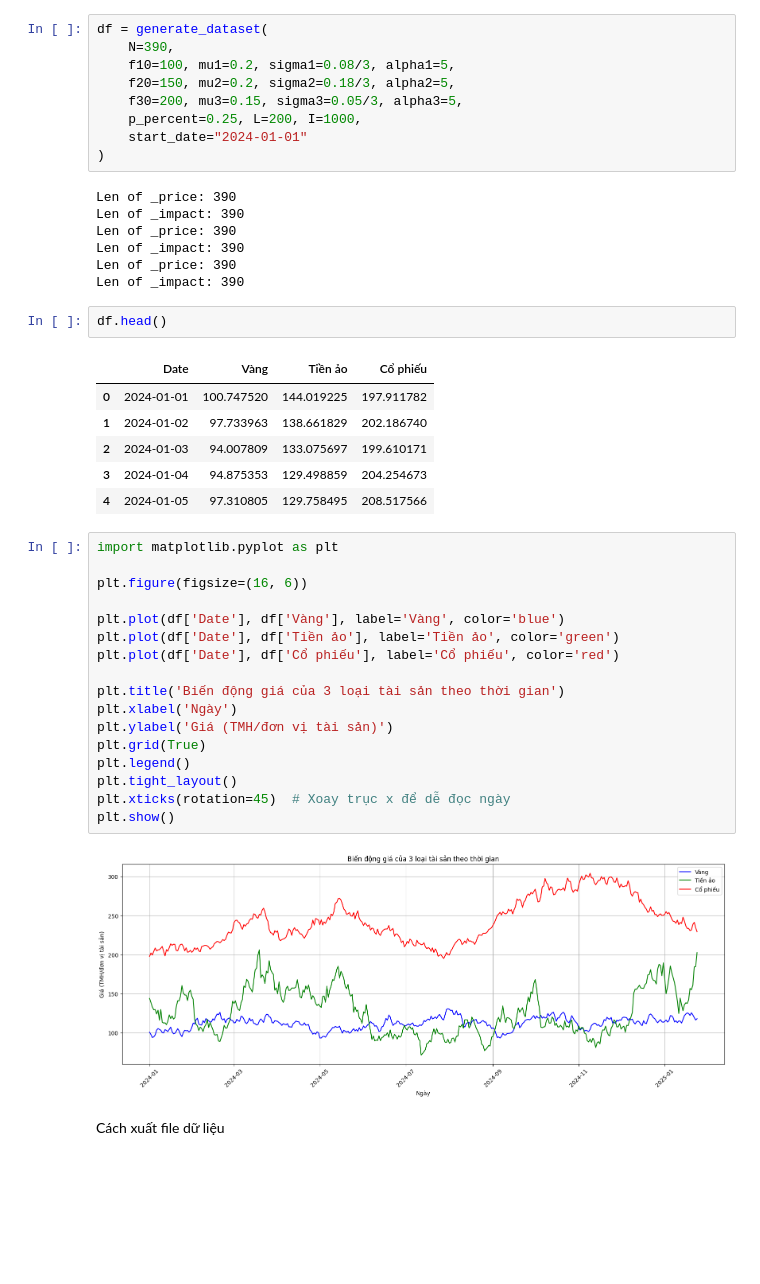
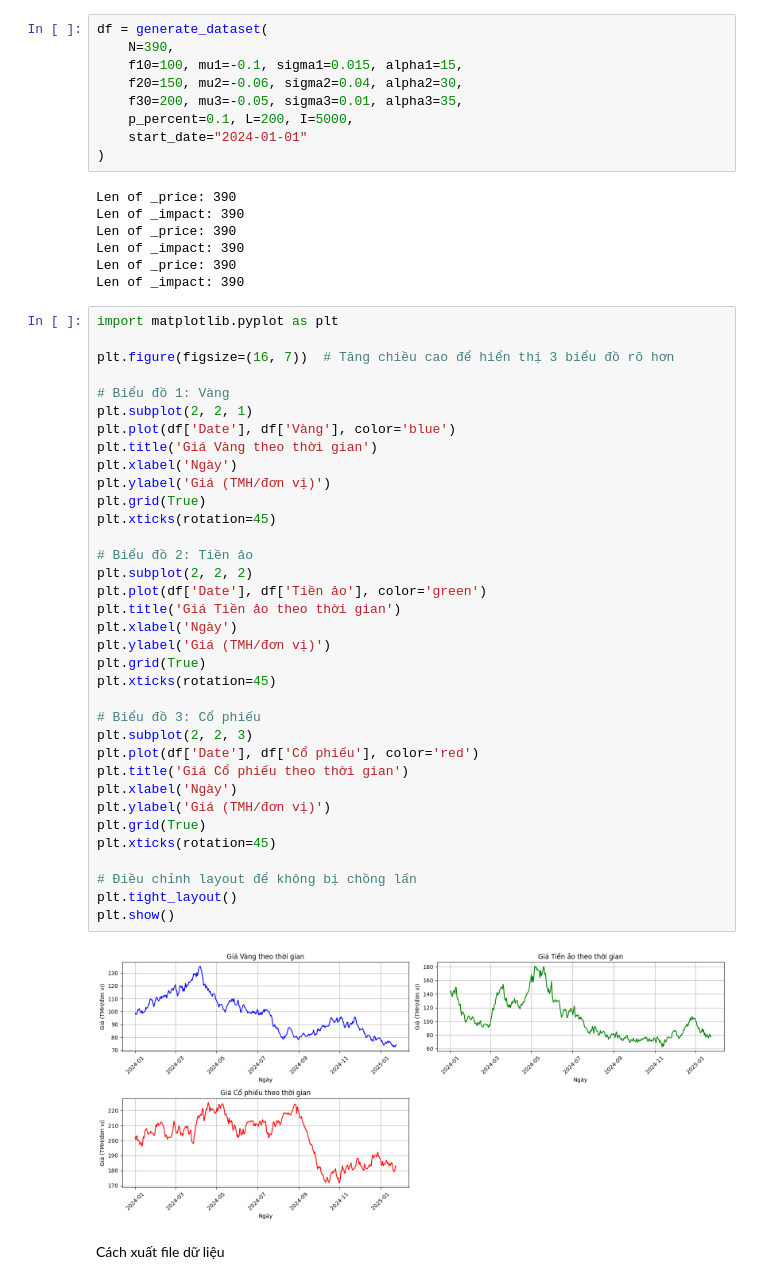
Before and after one commit to nguyenlog205/tmh2025-vong1, a Jupyter notebook: notebooks/data_generating_usage.ipynb, the cells around one changed output. Saved outputs shown, nothing was run; the diff lists cells and outputs as text; blank space fills up the shorter version.

```diff
--- a/notebooks/data_generating_usage.ipynb
+++ b/notebooks/data_generating_usage.ipynb
@@ -12,10 +12,10 @@ BASE_DIR: c:\Users\VICTUS\Documents\developer\summer2025\tmh2025\tmh2025-round01
 # %%
 df = generate_dataset(
     N=390,
-    f10=100, mu1=0.2, sigma1=0.08/3, alpha1=5,
-    f20=150, mu2=0.2, sigma2=0.18/3, alpha2=5,
-    f30=200, mu3=0.15, sigma3=0.05/3, alpha3=5,
-    p_percent=0.25, L=200, I=1000,
+    f10=100, mu1=-0.1, sigma1=0.015, alpha1=15,
+    f20=150, mu2=-0.06, sigma2=0.04, alpha2=30,
+    f30=200, mu3=-0.05, sigma3=0.01, alpha3=35,
+    p_percent=0.1, L=200, I=5000,
     start_date="2024-01-01"
 )
 # %% [output]
@@ -25,34 +25,43 @@ Len of _price: 390
 Len of _impact: 390
 Len of _price: 390
 Len of _impact: 390
-# %%
-df.head()
-# %% [output]
-|  | Date | Vàng | Tiền ảo | Cổ phiếu |
-| 0 | 2024-01-01 | 100.747520 | 144.019225 | 197.911782 |
-| 1 | 2024-01-02 | 97.733963 | 138.661829 | 202.186740 |
-| 2 | 2024-01-03 | 94.007809 | 133.075697 | 199.610171 |
-| 3 | 2024-01-04 | 94.875353 | 129.498859 | 204.254673 |
-| 4 | 2024-01-05 | 97.310805 | 129.758495 | 208.517566 |
 # %%
 import matplotlib.pyplot as plt
 
-plt.figure(figsize=(16, 6))
+plt.figure(figsize=(16, 7))  # Tăng chiều cao để hiển thị 3 biểu đồ rõ hơn
 
-plt.plot(df['Date'], df['Vàng'], label='Vàng', color='blue')
-plt.plot(df['Date'], df['Tiền ảo'], label='Tiền ảo', color='green')
-plt.plot(df['Date'], df['Cổ phiếu'], label='Cổ phiếu', color='red')
+# Biểu đồ 1: Vàng
+plt.subplot(2, 2, 1)
+plt.plot(df['Date'], df['Vàng'], color='blue')
+plt.title('Giá Vàng theo thời gian')
+plt.xlabel('Ngày')
+plt.ylabel('Giá (TMH/đơn vị)')
+plt.grid(True)
+plt.xticks(rotation=45)
 
-plt.title('Biến động giá của 3 loại tài sản theo thời gian')
+# Biểu đồ 2: Tiền ảo
+plt.subplot(2, 2, 2)
+plt.plot(df['Date'], df['Tiền ảo'], color='green')
+plt.title('Giá Tiền ảo theo thời gian')
 plt.xlabel('Ngày')
-plt.ylabel('Giá (TMH/đơn vị tài sản)')
+plt.ylabel('Giá (TMH/đơn vị)')
 plt.grid(True)
-plt.legend()
+plt.xticks(rotation=45)
+
+# Biểu đồ 3: Cổ phiếu
+plt.subplot(2, 2, 3)
+plt.plot(df['Date'], df['Cổ phiếu'], color='red')
+plt.title('Giá Cổ phiếu theo thời gian')
+plt.xlabel('Ngày')
+plt.ylabel('Giá (TMH/đơn vị)')
+plt.grid(True)
+plt.xticks(rotation=45)
+
+# Điều chỉnh layout để không bị chồng lấn
 plt.tight_layout()
-plt.xticks(rotation=45)  # Xoay trục x để dễ đọc ngày
 plt.show()
 # %% [output]
-[figure, old version]
+[figure, new version]
 # %% [markdown]
 Cách xuất file dữ liệu
 # %%
```
Also changed, not shown: parts of 1 cell of this notebook.
